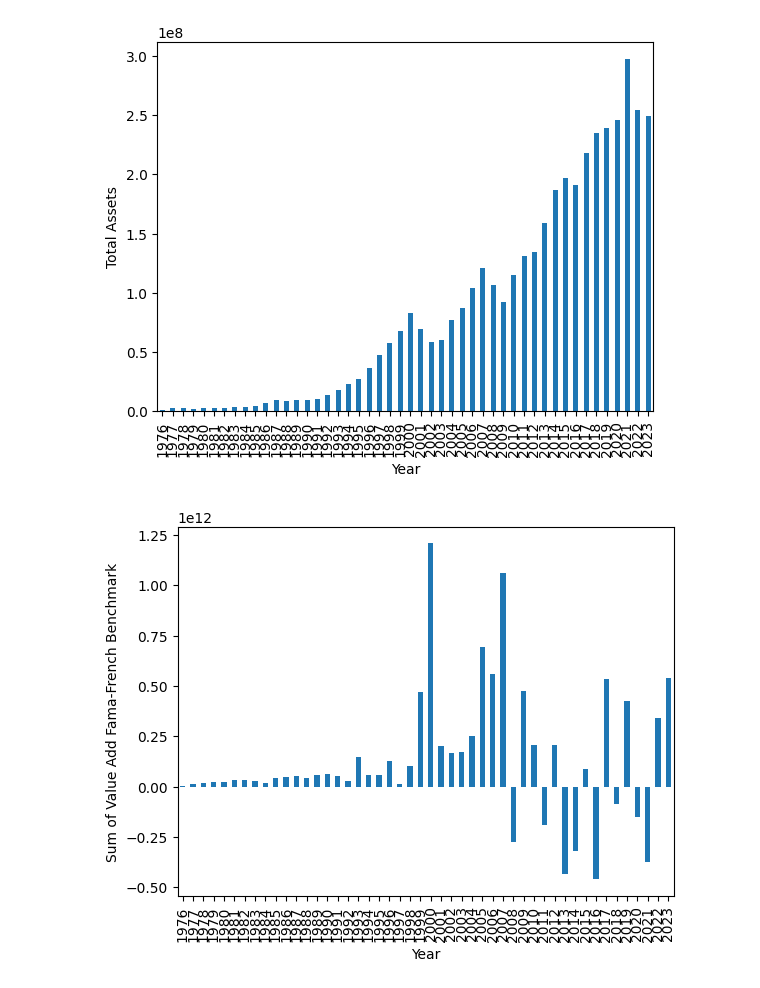
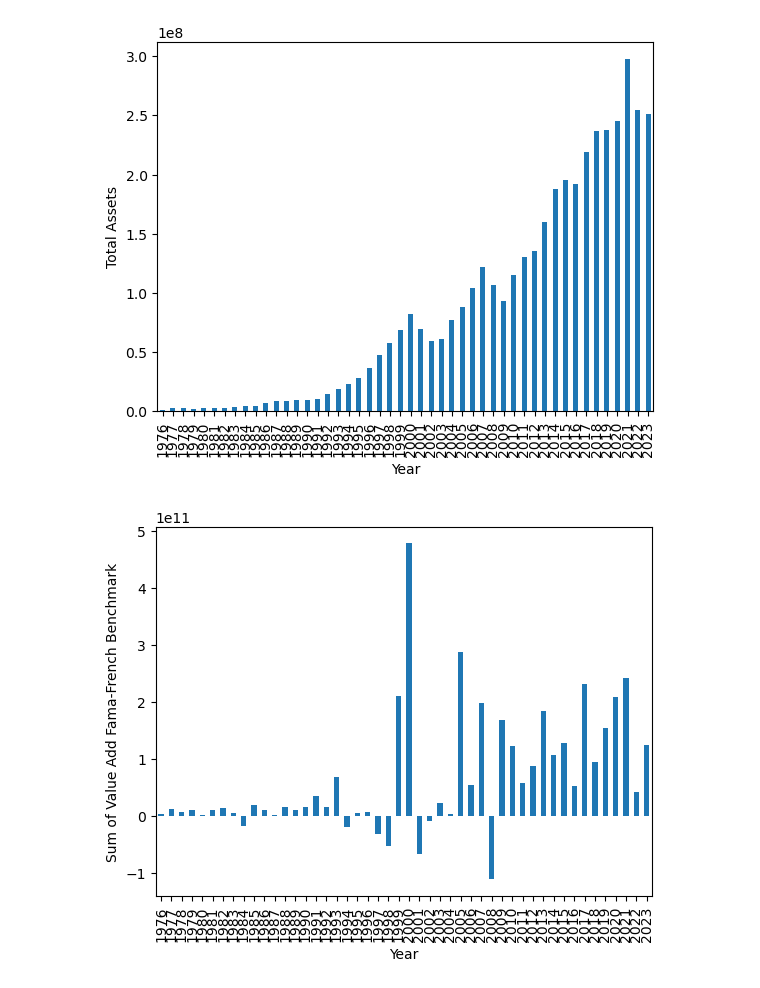
Before and after one commit to ABaraban/WRDS_FA, a Jupyter notebook: data_query.ipynb, the cells around one changed output. Drawn from its saved outputs; the diff is of its cells as text; code cells hidden in the pictures.

Commit message:
Active vs. Passive Figures

```diff
--- a/data_query.ipynb
+++ b/data_query.ipynb
@@ -6,7 +6,7 @@ import matplotlib.pyplot as plt
 import statsmodels.formula.api as smf
 import gc
 
-db = wrds.Connection()
+db = wrds.Connection(wrds_username='asherbaraban')
 # %% [output]
 Loading library list...
 Done
@@ -308,6 +308,6 @@ df_final['fund_name'].nunique()
 # %%
 # FIND BENCHMARK VANGUARD PORTFOLIO
-vanguard_orthogonal_basis = pd.read_csv('/scratch/harvard/abaraban/vanguard_orthogonal_basis.csv', index_col=0)
+vanguard_orthogonal_basis = pd.read_csv('mutual_fund_data/vanguard_orthogonal_basis.csv', index_col=0)
 
 # Make sure the dates are properly formatted and indexed for merging
 vanguard_orthogonal_basis.index = pd.to_datetime(vanguard_orthogonal_basis.index)
@@ -497,14 +497,14 @@ plt.show()
 [figure]
 # %%
 # Group by year and sum ff_va
-df_sums = df_merged.groupby('year')['ff_VA'].sum()
+df_sums = df_merged.groupby('year')['vanguard_VA'].sum()
 
 # Plot
 df_sums.plot(kind='bar')
 
 # Add labels and show plot
 plt.xlabel('Year')
 plt.ylabel('Sum of Value Add Fama-French Benchmark')
 plt.show()
 # %% [output]
-[figure, old version]
+[figure, new version]
```
Also changed, not shown: parts of 12 cells of this notebook, 12 other files.
